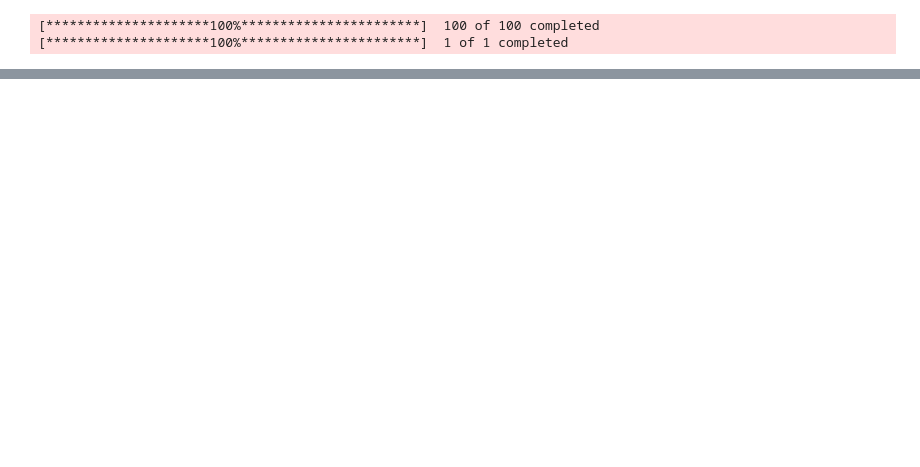
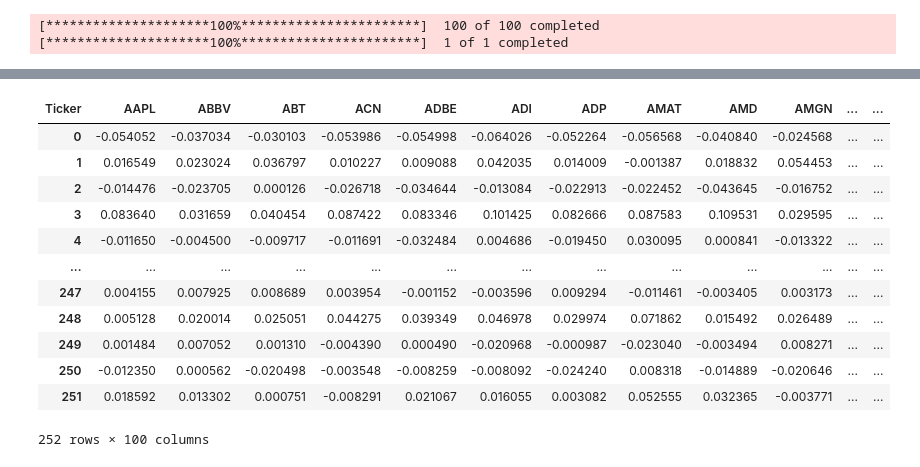
Before and after one commit to LevRoz630/fintech, a Jupyter notebook: markovitz.ipynb, the cells around one changed output, grey strips where cells are left out. Saved outputs shown, nothing was run; the diff lists cells and outputs as text; code cells hidden in the pictures; blank space fills up the shorter version.

```diff
--- a/markovitz.ipynb
+++ b/markovitz.ipynb
@@ -17,8 +17,8 @@ tickers = [
     "MU", "SBUX", "LMT", "NKE", "PLD", "ANET", "INTC", "ADI", "LRCX", "KKR"
 ]
 # %%
-inc = yf.download(tickers, period='2y')
-t = yf.download(tickers= '^TYX', period='2y')
+inc = yf.download(tickers, period='5y')
+t = yf.download(tickers= '^TYX', period='5y')
 # %% [output]
 [*********************100%***********************]  100 of 100 completed
 [*********************100%***********************]  1 of 1 completed
@@ -28,13 +28,13 @@ t = t['Close']
 # %%
 rets = np.log(inc / inc.shift(1))
 t = t/365
-rets.drop('2023-03-15', inplace = True)
-t.drop('2023-03-15', inplace = True)
-t.drop('2023-03-14', inplace = True)
+rets.drop(rets.index[0], inplace=True)
+t.drop(t.index[0], inplace=True)  # Drops first row
+t.drop(t.index[0], inplace=True)
 t = t.reset_index()
 rets = rets.reset_index()
-rets = rets[rets.index < 365]
-rf_rate =t[t.index < 365]['^TYX'].values
+rets = rets[rets.index < 252]
+rf_rate =t[t.index < 252]['^TYX'].values
 # %%
 excess_returns = rets.merge(t, on = 'Date')
 rets.drop(['Date'], axis = 1, inplace = True)
@@ -106,0 +317,16 @@ plt.show()
+# %%
+rets
+# %% [output]
+| Ticker | AAPL | ABBV | ABT | ACN | ADBE | ADI | ADP | AMAT | AMD | AMGN | ... | ... |
+| 0 | -0.054052 | -0.037034 | -0.030103 | -0.053986 | -0.054998 | -0.064026 | -0.052264 | -0.056568 | -0.040840 | -0.024568 | ... | ... |
+| 1 | 0.016549 | 0.023024 | 0.036797 | 0.010227 | 0.009088 | 0.042035 | 0.014009 | -0.001387 | 0.018832 | 0.054453 | ... | ... |
+| 2 | -0.014476 | -0.023705 | 0.000126 | -0.026718 | -0.034644 | -0.013084 | -0.022913 | -0.022452 | -0.043645 | -0.016752 | ... | ... |
+| 3 | 0.083640 | 0.031659 | 0.040454 | 0.087422 | 0.083346 | 0.101425 | 0.082666 | 0.087583 | 0.109531 | 0.029595 | ... | ... |
+| 4 | -0.011650 | -0.004500 | -0.009717 | -0.011691 | -0.032484 | 0.004686 | -0.019450 | 0.030095 | 0.000841 | -0.013322 | ... | ... |
+| ... | ... | ... | ... | ... | ... | ... | ... | ... | ... | ... | ... | ... |
+| 247 | 0.004155 | 0.007925 | 0.008689 | 0.003954 | -0.001152 | -0.003596 | 0.009294 | -0.011461 | -0.003405 | 0.003173 | ... | ... |
+| 248 | 0.005128 | 0.020014 | 0.025051 | 0.044275 | 0.039349 | 0.046978 | 0.029974 | 0.071862 | 0.015492 | 0.026489 | ... | ... |
+| 249 | 0.001484 | 0.007052 | 0.001310 | -0.004390 | 0.000490 | -0.020968 | -0.000987 | -0.023040 | -0.003494 | 0.008271 | ... | ... |
+| 250 | -0.012350 | 0.000562 | -0.020498 | -0.003548 | -0.008259 | -0.008092 | -0.024240 | 0.008318 | -0.014889 | -0.020646 | ... | ... |
+| 251 | 0.018592 | 0.013302 | 0.000751 | -0.008291 | 0.021067 | 0.016055 | 0.003082 | 0.052555 | 0.032365 | -0.003771 | ... | ... |
+252 rows × 100 columns
```
Also changed, not shown: parts of 21 cells of this notebook.
